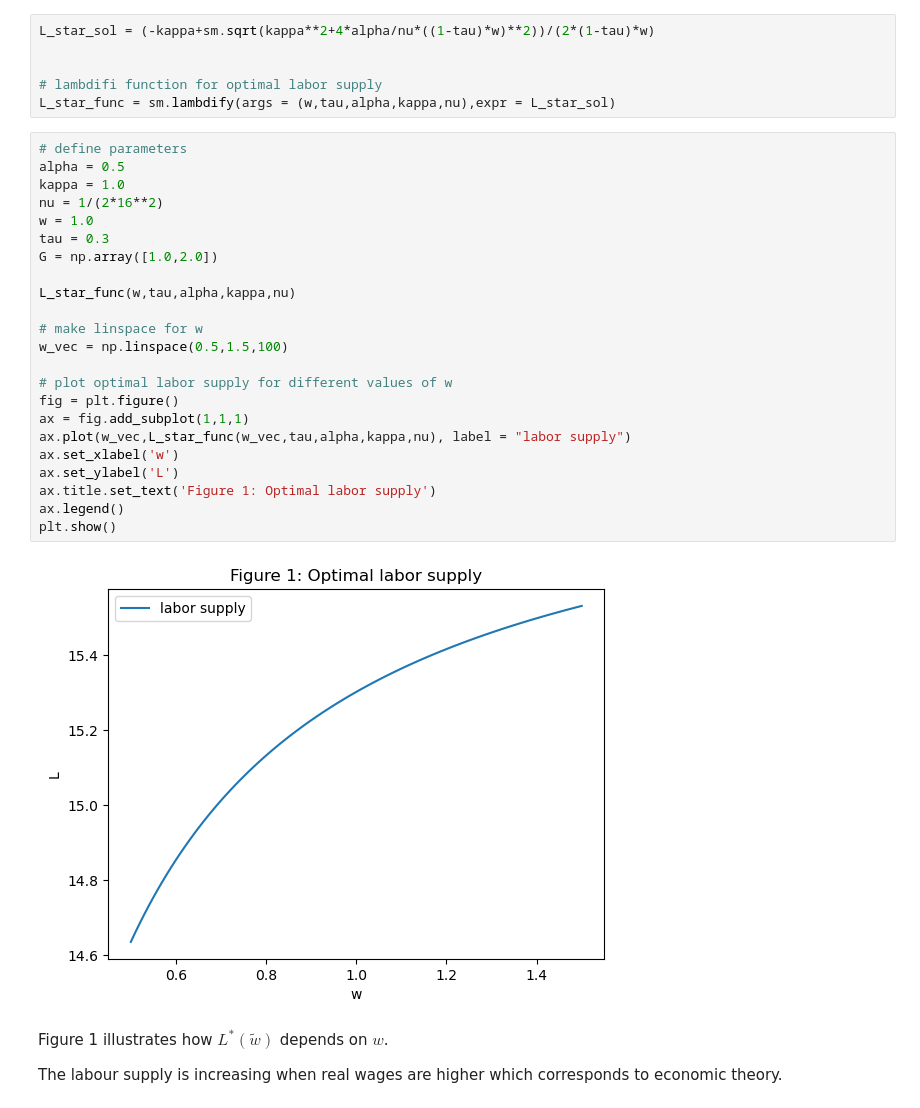
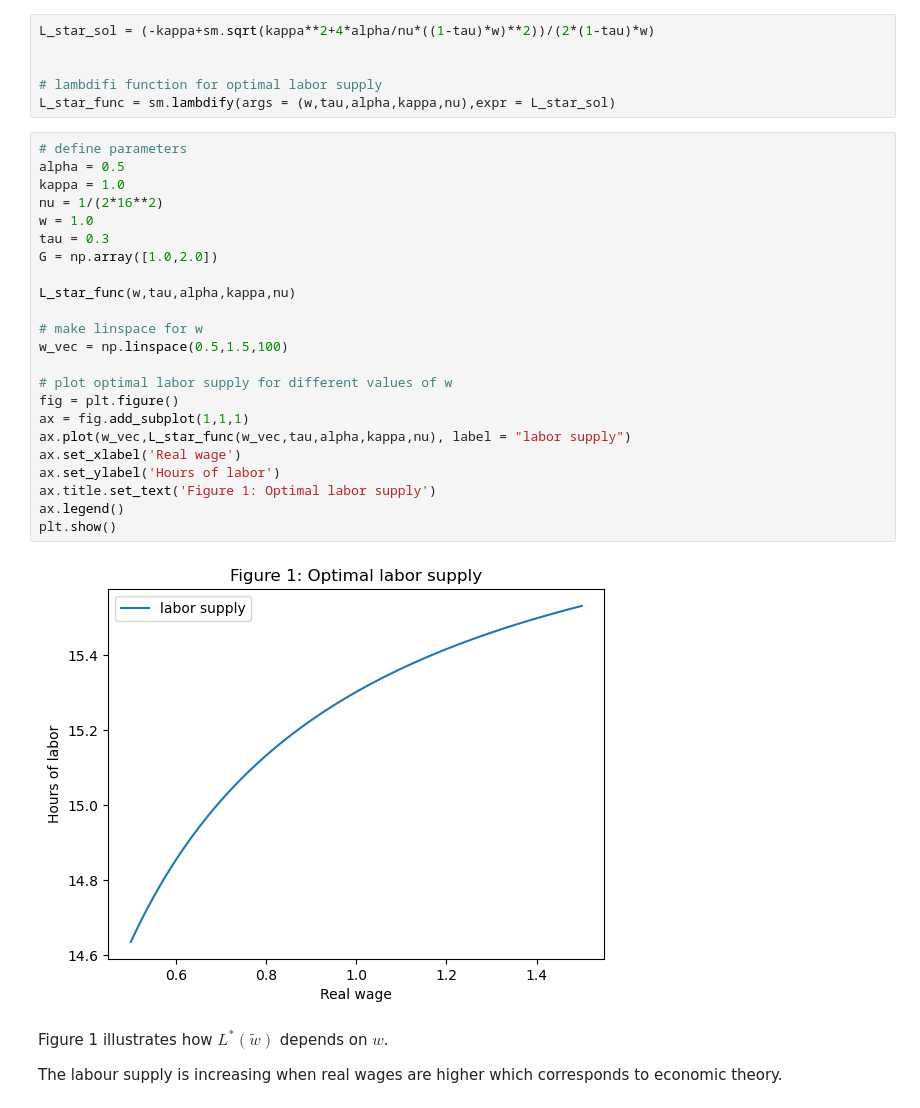
Before and after one commit to NumEconCopenhagen/projects-2023-hold-11, a Jupyter notebook: examproject/Exam-2023-notebook.ipynb, the cells around one changed output. Saved outputs shown, nothing was run; the diff lists cells and outputs as text.

```diff
--- a/examproject/Exam-2023-notebook.ipynb
+++ b/examproject/Exam-2023-notebook.ipynb
@@ -97,28 +97,28 @@ L_star_func = sm.lambdify(args = (w,tau,alpha,kappa,nu),expr = L_star_sol)
 # %%
 # define parameters
 alpha = 0.5
 kappa = 1.0
 nu = 1/(2*16**2)
 w = 1.0
 tau = 0.3
 G = np.array([1.0,2.0])
 
 L_star_func(w,tau,alpha,kappa,nu)
 
 # make linspace for w
 w_vec = np.linspace(0.5,1.5,100)
 
 # plot optimal labor supply for different values of w
 fig = plt.figure()
 ax = fig.add_subplot(1,1,1)
 ax.plot(w_vec,L_star_func(w_vec,tau,alpha,kappa,nu), label = "labor supply")
-ax.set_xlabel('w')
-ax.set_ylabel('L')
+ax.set_xlabel('Real wage')
+ax.set_ylabel('Hours of labor')
 ax.title.set_text('Figure 1: Optimal labor supply')
 ax.legend()
 plt.show()
 # %% [output]
-[figure, old version]
+[figure, new version]
 # %% [markdown]
 Figure 1 illustrates how $L^*(\tilde w)$ depends on $w$.
 
```
Also changed, not shown: parts of 4 cells of this notebook.
